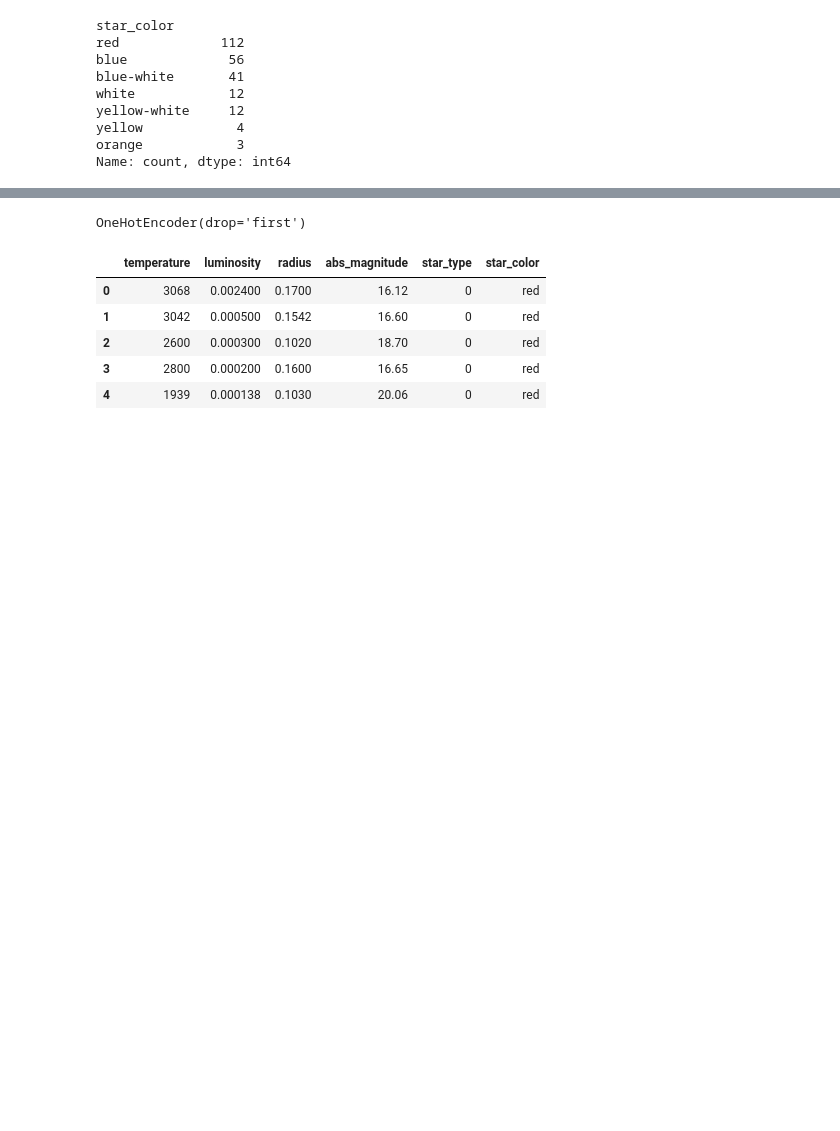
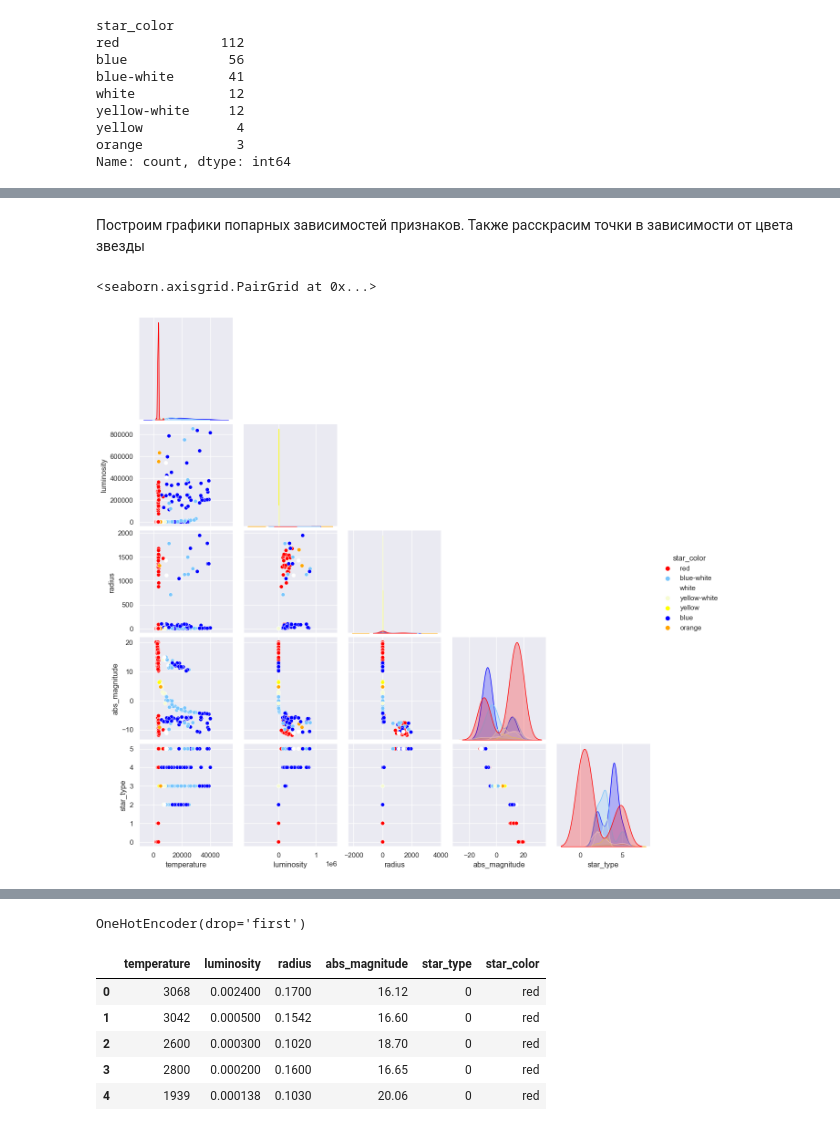
Before and after one commit to AlexanderKhasanov/temperature_stars, a Jupyter notebook: stars.ipynb, the cells around one changed output, grey strips where cells are left out. Drawn from its saved outputs; the diff is of its cells as text; code cells hidden in the pictures; blank space fills up the shorter version.

```diff
--- a/stars.ipynb
+++ b/stars.ipynb
@@ -98,0 +160,18 @@ sns.pairplot(data)
+# %% [markdown]
+Построим графики попарных зависимостей признаков. Также расскрасим точки в зависимости от цвета звезды
+# %%
+color_color = {
+    'red': 'red',
+    'blue': 'blue',
+    'white': 'white',
+    'yellow': 'yellow',
+    'orange': 'orange',
+    'blue-white': '#79c6fc',
+    'yellow-white': '#f7fcd2'
+}
+
+sns.set_theme()
+sns.pairplot(data, hue='star_color', corner=True, palette=color_color)
+# %% [output]
+<seaborn.axisgrid.PairGrid at 0x...>
+[figure, added]
```
Also changed, not shown: parts of 20 cells of this notebook.
